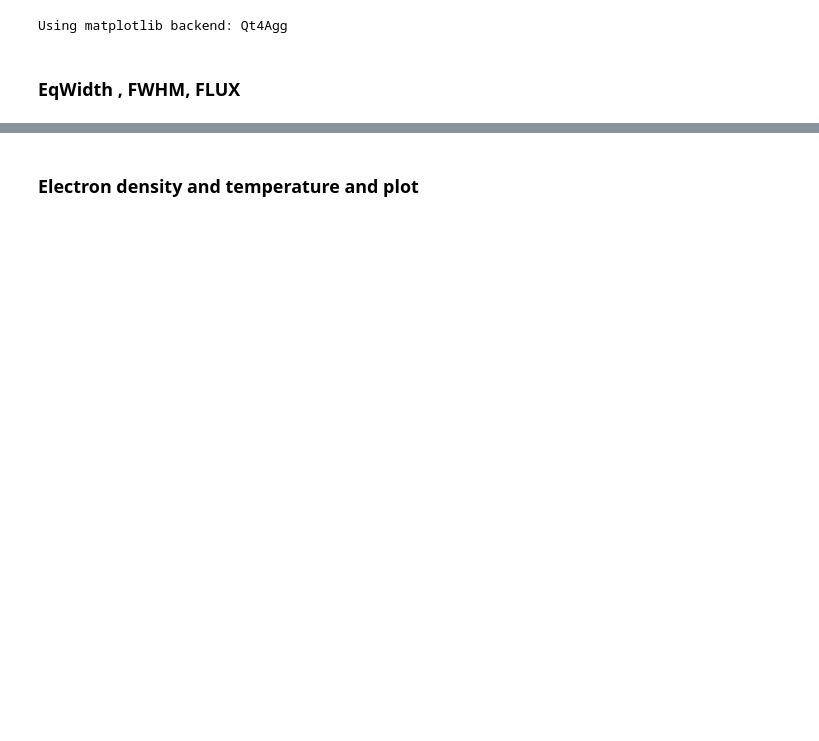
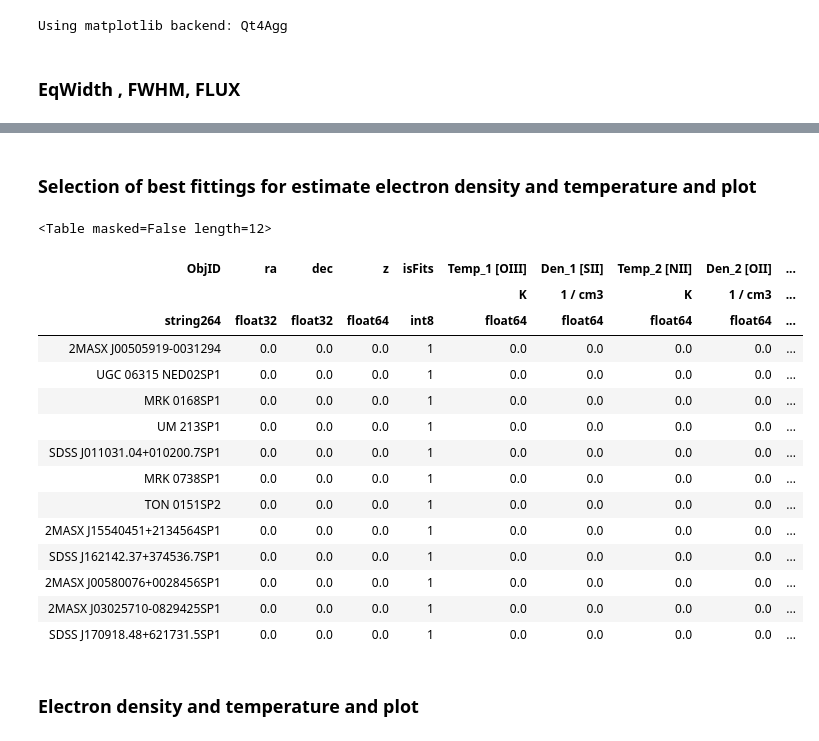
Before and after one commit to aframosp/SpecData, a Jupyter notebook: SpecData.ipynb, the cells around one changed output, grey strips where cells are left out. Drawn from its saved outputs; the diff is of its cells as text; code cells hidden in the pictures; blank space fills up the shorter version.

```diff
--- a/SpecData.ipynb
+++ b/SpecData.ipynb
@@ -257,3 +252,52 @@ Tablas
+# %% [markdown]
+###        Selection of best fittings for estimate electron density and temperature and plot
+# %%
+#  From files in this path directory
+
+#   a table resultListDT relates the name of the objects and the resulting temperature and density
+#   for the four couples of species
+
+resultListDT=Table(names=('ObjID','ra','dec','z', 'isFits'),dtype=('S33', 'f12', 'f12','f8', 'i1'))
+resultList = Table.read("resultList.tbl", format = 'ascii')
+limDim = 0.5
+aarr = [3, 6, 7, 10, 12, 13, 14, 0, 1]
+Tablas = []
+for objID in resultList:
+    nameTable = "Tabla"+str(objID[0])+".tbl"
+    tableObjID = Table.read('resultTables/'+nameTable, format = 'ascii')
+    conta = 0
+    for iLine in aarr: # range(len(tableObjID)):
+        if (mt.fabs(tableObjID['Lambda Vac'][iLine]-tableObjID['Wavelength'][iLine]) > limDim) or (tableObjID['Flux'][iLine]==0.0) :
+            continue
+        else:
+            conta = conta + 1
+    if conta == len(aarr):
+        resultListDT.add_row([objID[0], 0, 0, 0, 1])
+        Tablas.append(tableObjID)
+
+ion = [' [OIII]', ' [SII]', ' [NII]', ' [OII]', ' [NII]', ' [SII]', ' [OIII]', ' [OII]']
+for i in range(1,5):
+    colT= Column(name='Temp_'+str(i)+ion[2*(i-1)], length=len(resultListDT),unit=u.K)
+    colD= Column(name='Den_'+str(i)+ion[2*(i-1)+1], length=len(resultListDT),unit=1 / (u.cm**3))
+    resultListDT.add_columns([colT,colD])
+resultListDT
+# %% [output]
+<Table masked=False length=12>
+| ObjID | ra | dec | z | isFits | Temp_1 [OIII] | Den_1 [SII] | Temp_2 [NII] | Den_2 [OII] | ... |
+|  |  |  |  |  | K | 1 / cm3 | K | 1 / cm3 | ... |
+| string264 | float32 | float32 | float64 | int8 | float64 | float64 | float64 | float64 | ... |
+| 2MASX J00505919-0031294 | 0.0 | 0.0 | 0.0 | 1 | 0.0 | 0.0 | 0.0 | 0.0 | ... |
+| UGC 06315 NED02SP1 | 0.0 | 0.0 | 0.0 | 1 | 0.0 | 0.0 | 0.0 | 0.0 | ... |
+| MRK 0168SP1 | 0.0 | 0.0 | 0.0 | 1 | 0.0 | 0.0 | 0.0 | 0.0 | ... |
+| UM 213SP1 | 0.0 | 0.0 | 0.0 | 1 | 0.0 | 0.0 | 0.0 | 0.0 | ... |
+| SDSS J011031.04+010200.7SP1 | 0.0 | 0.0 | 0.0 | 1 | 0.0 | 0.0 | 0.0 | 0.0 | ... |
+| MRK 0738SP1 | 0.0 | 0.0 | 0.0 | 1 | 0.0 | 0.0 | 0.0 | 0.0 | ... |
+| TON 0151SP2 | 0.0 | 0.0 | 0.0 | 1 | 0.0 | 0.0 | 0.0 | 0.0 | ... |
+| 2MASX J15540451+2134564SP1 | 0.0 | 0.0 | 0.0 | 1 | 0.0 | 0.0 | 0.0 | 0.0 | ... |
+| SDSS J162142.37+374536.7SP1 | 0.0 | 0.0 | 0.0 | 1 | 0.0 | 0.0 | 0.0 | 0.0 | ... |
+| 2MASX J00580076+0028456SP1 | 0.0 | 0.0 | 0.0 | 1 | 0.0 | 0.0 | 0.0 | 0.0 | ... |
+| 2MASX J03025710-0829425SP1 | 0.0 | 0.0 | 0.0 | 1 | 0.0 | 0.0 | 0.0 | 0.0 | ... |
+| SDSS J170918.48+621731.5SP1 | 0.0 | 0.0 | 0.0 | 1 | 0.0 | 0.0 | 0.0 | 0.0 | ... |
 # %% [markdown]
 ###        Electron density and temperature and plot
 # %%
```
Also changed, not shown: parts of 16 cells of this notebook, 4 other files.
